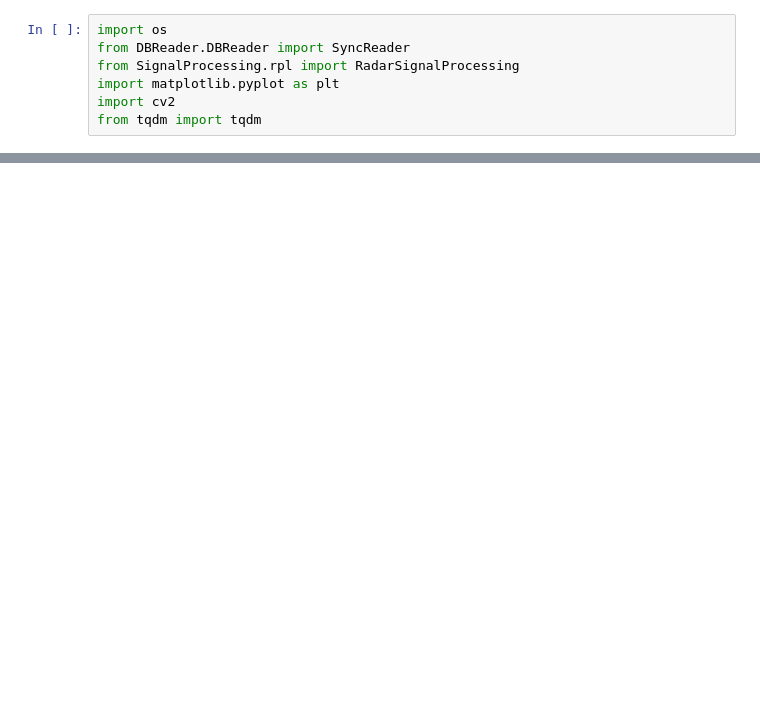
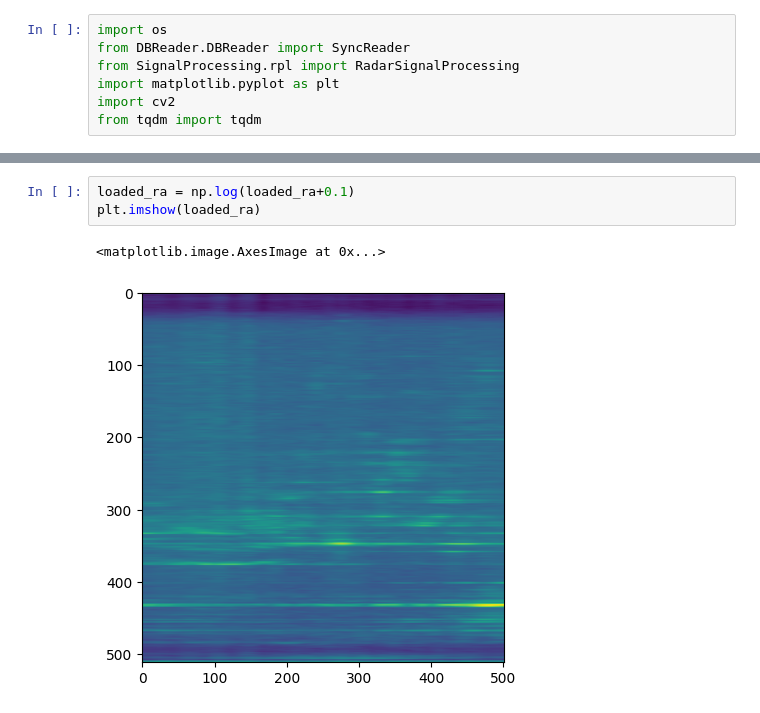
Before and after one commit to PhobosX15/RADIal, a Jupyter notebook: data_loader.ipynb, the cells around one changed output, grey strips where cells are left out. Saved outputs shown, nothing was run; the diff lists cells and outputs as text; blank space fills up the shorter version.

```diff
--- a/data_loader.ipynb
+++ b/data_loader.ipynb
@@ -62,0 +125,6 @@ for folder in folders:
+# %%
+loaded_ra = np.log(loaded_ra+0.1)
+plt.imshow(loaded_ra)
+# %% [output]
+<matplotlib.image.AxesImage at 0x...>
+[figure, added]
```
Also changed, not shown: parts of 13 cells of this notebook, 4 other files.
